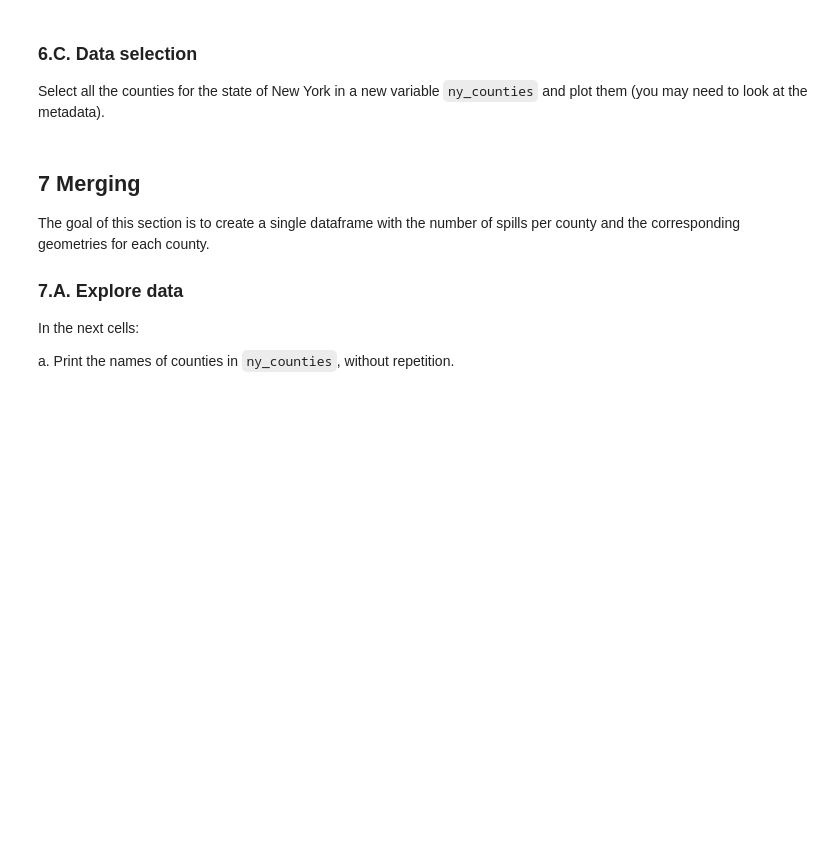
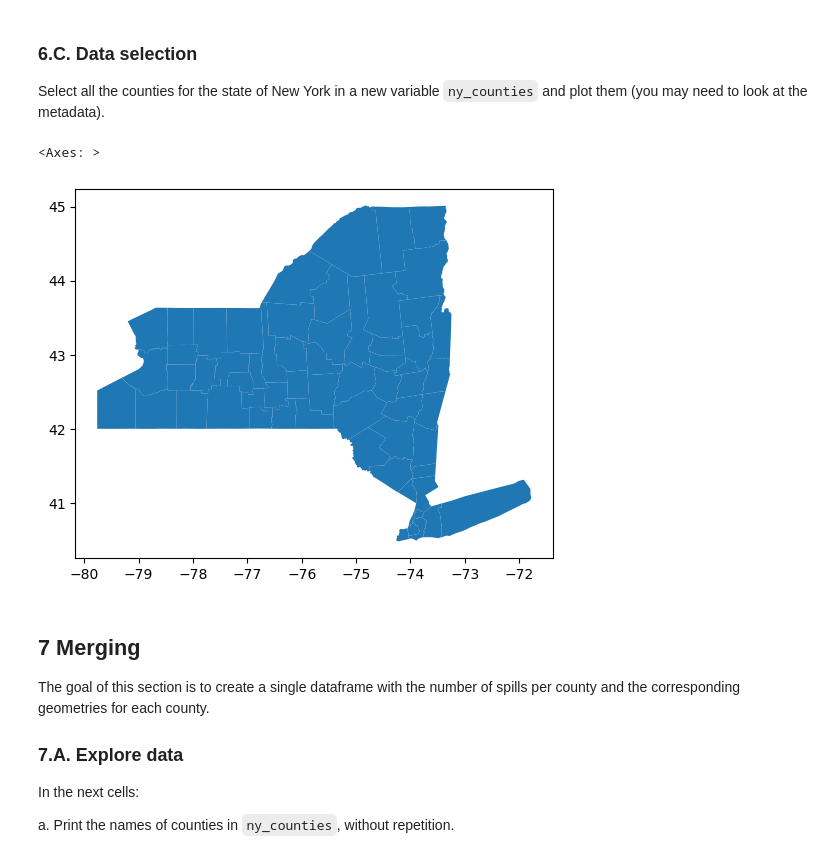
Before and after one commit to ht-oliver/eds220-hwk3, a Jupyter notebook: hwk3-task1-spills.ipynb, the cells around one changed output. Cells and saved outputs as stored; diff of their text form; code cells hidden in the pictures; blank space fills up the shorter version.

```diff
--- a/hwk3-task1-spills.ipynb
+++ b/hwk3-task1-spills.ipynb
@@ -368,6 +424,9 @@ counties.plot()
 ### 6.B. Cleaning
 
 Simplify column names as needed.
+# %%
+# Make columns lower-case, replace " " with "_"
+counties.columns = counties.columns.str.lower().str.replace(" ", "_")
 # %% [markdown]
 <!-- END QUESTION -->
 
@@ -376,6 +435,14 @@ Simplify column names as needed.
 ### 6.C. Data selection
 
 Select all the counties for the state of New York in a new variable `ny_counties` and plot them (you may need to look at the metadata).
+# %%
+# Create new data frame with data for NY Counties only (NY State FIPS ID = 36)
+ny_counties = counties[counties['statefp'] == '36']
+# Plot NT counties
+ny_counties.plot()
+# %% [output]
+<Axes: >
+[figure, added]
 # %% [markdown]
 <!-- END QUESTION -->
 
```
Also changed, not shown: parts of 17 cells of this notebook, 1 other file.
